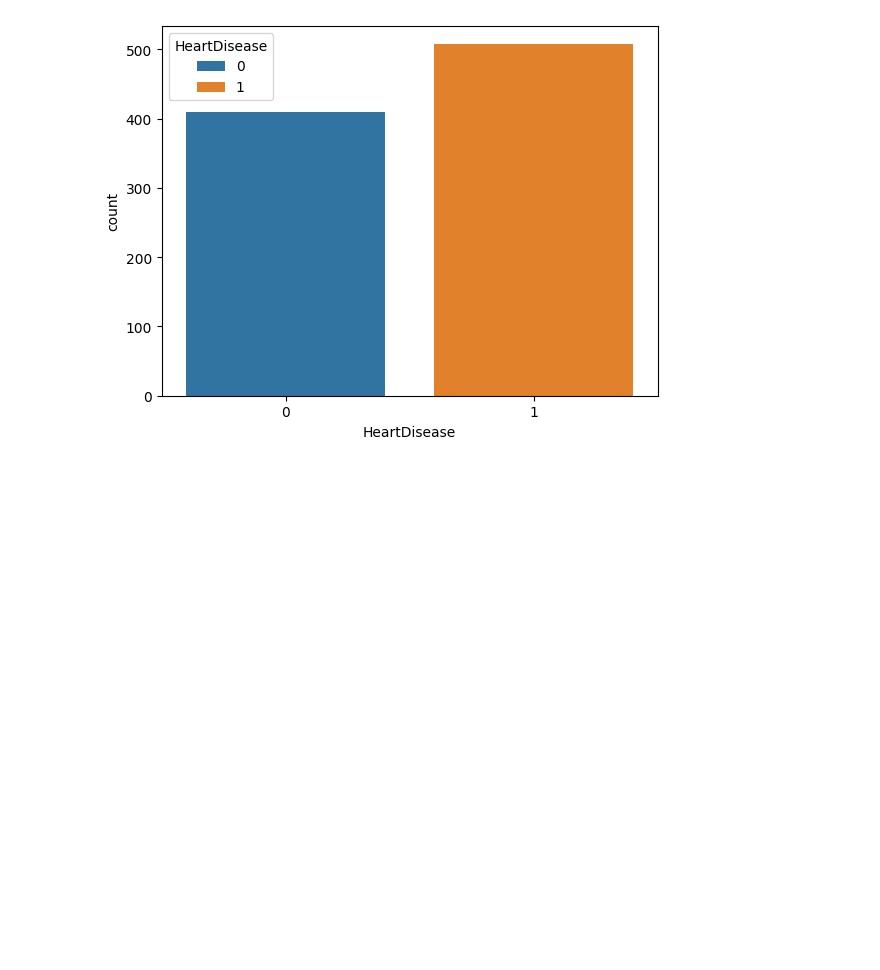
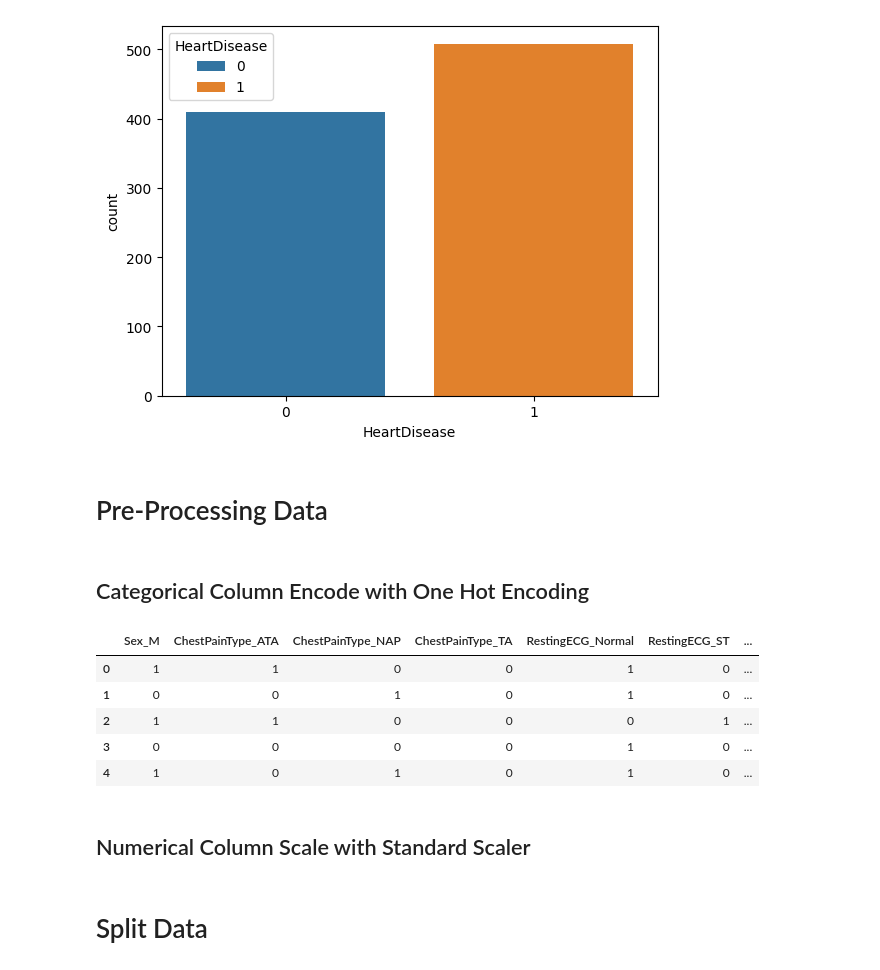
Before and after one commit to zaldiabdulhadi/intensive-camp-specialskill, a Jupyter notebook: Camp 1/Project/heart-disease.ipynb, the cells around one changed output. Saved outputs shown, nothing was run; the diff lists cells and outputs as text; code cells hidden in the pictures; blank space fills up the shorter version.

```diff
--- a/Camp 1/Project/heart-disease.ipynb
+++ b/Camp 1/Project/heart-disease.ipynb
@@ -108,3 +111,22 @@ sns.countplot(data=df, x='HeartDisease', hue='HeartDisease')
 plt.show()
 # %% [output]
 [figure]
+# %% [markdown]
+# Pre-Processing Data
+# %% [markdown]
+## Categorical Column Encode with One Hot Encoding
+# %%
+categorical_cols = df.select_dtypes(include=["object"]).columns.tolist()
+# %%
+# Melakukan encoding pada data kategorikal
+df_categorical_encode = pd.get_dummies(df[categorical_cols], dtype='int64', drop_first=True)
+df_categorical_encode.head()
+# %% [output]
+|  | Sex_M | ChestPainType_ATA | ChestPainType_NAP | ChestPainType_TA | RestingECG_Normal | RestingECG_ST | ... |
+| 0 | 1 | 1 | 0 | 0 | 1 | 0 | ... |
+| 1 | 0 | 0 | 1 | 0 | 1 | 0 | ... |
+| 2 | 1 | 1 | 0 | 0 | 0 | 1 | ... |
+| 3 | 0 | 0 | 0 | 0 | 1 | 0 | ... |
+| 4 | 1 | 0 | 1 | 0 | 1 | 0 | ... |
+# %% [markdown]
+## Numerical Column Scale with Standard Scaler
@@ -110,0 +145,2 @@ plt.show()
+# %% [markdown]
+# Split Data
```
Also changed, not shown: parts of 14 cells of this notebook.
